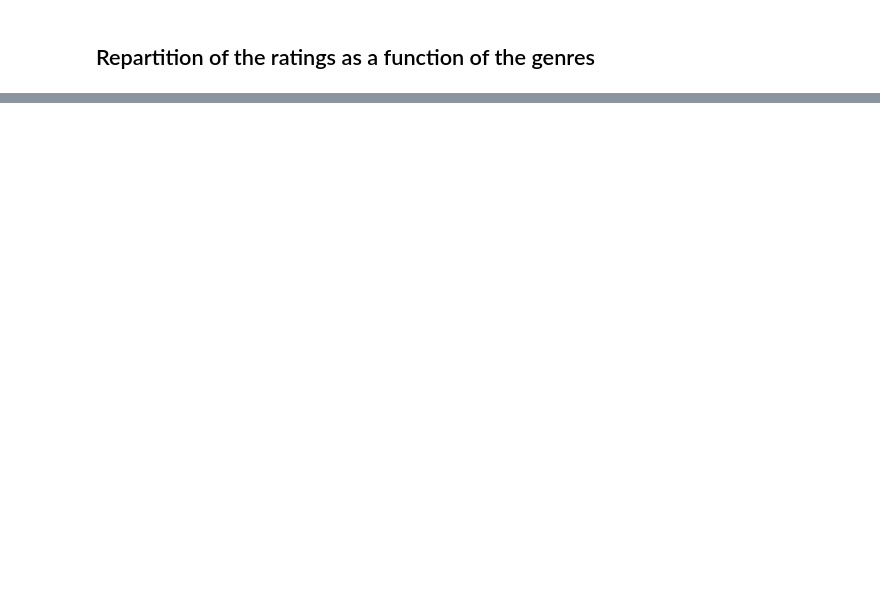
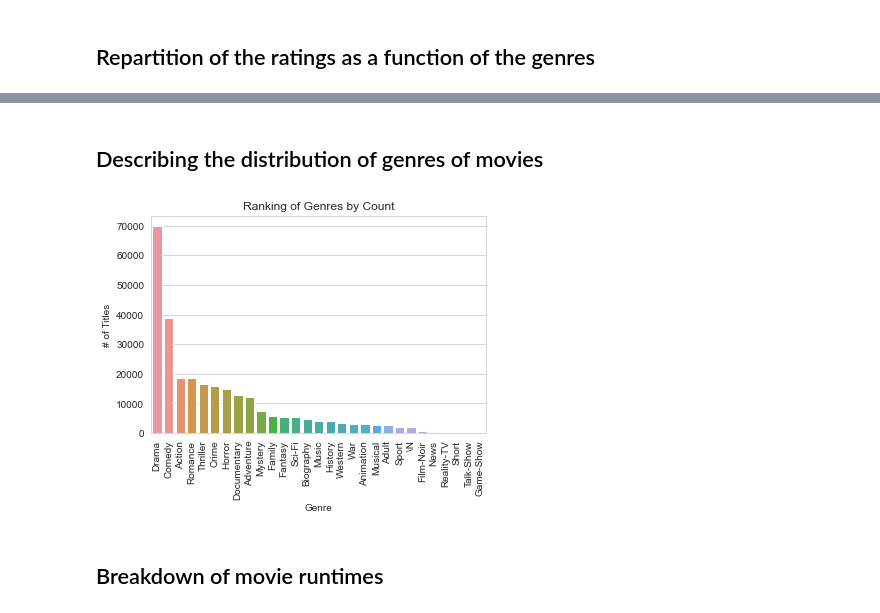
Before and after one commit to jxt1009/csci521proj, a Jupyter notebook: phase3/phase3_bivariate.ipynb, the cells around one changed output, grey strips where cells are left out. Drawn from its saved outputs; the diff is of its cells as text; code cells hidden in the pictures; blank space fills up the shorter version.

```diff
--- a/phase3/phase3_bivariate.ipynb
+++ b/phase3/phase3_bivariate.ipynb
@@ -150,0 +162,14 @@ plt.show()
+# %% [markdown]
+## Describing the distribution of genres of movies
+# %%
+df = movies[['tconst','genres']].copy().drop_duplicates().drop('tconst',axis=1)
+
+sns.countplot(data=df,x="genres",order=df['genres'].value_counts().index)
+plt.title("Ranking of Genres by Count")
+plt.xlabel('Genre'); plt.ylabel('# of Titles')
+plt.xticks(rotation=90)
+plt.show()
+# %% [output]
+[figure, added]
+# %% [markdown]
+## Breakdown of movie runtimes
```
Also changed, not shown: parts of 12 cells of this notebook, 1 other file.
